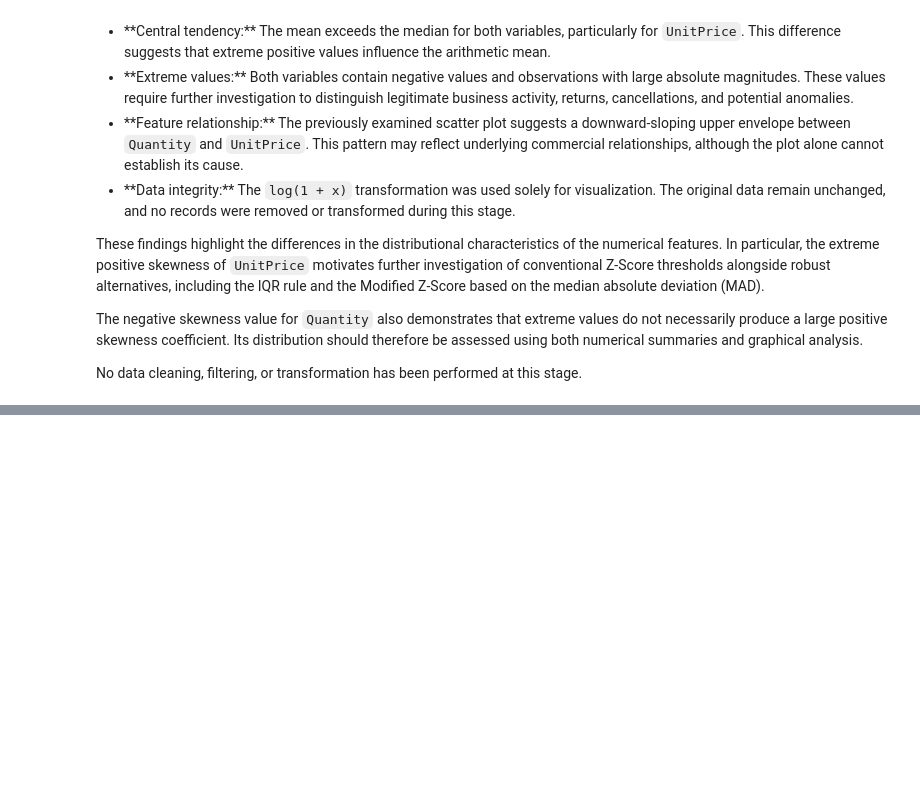
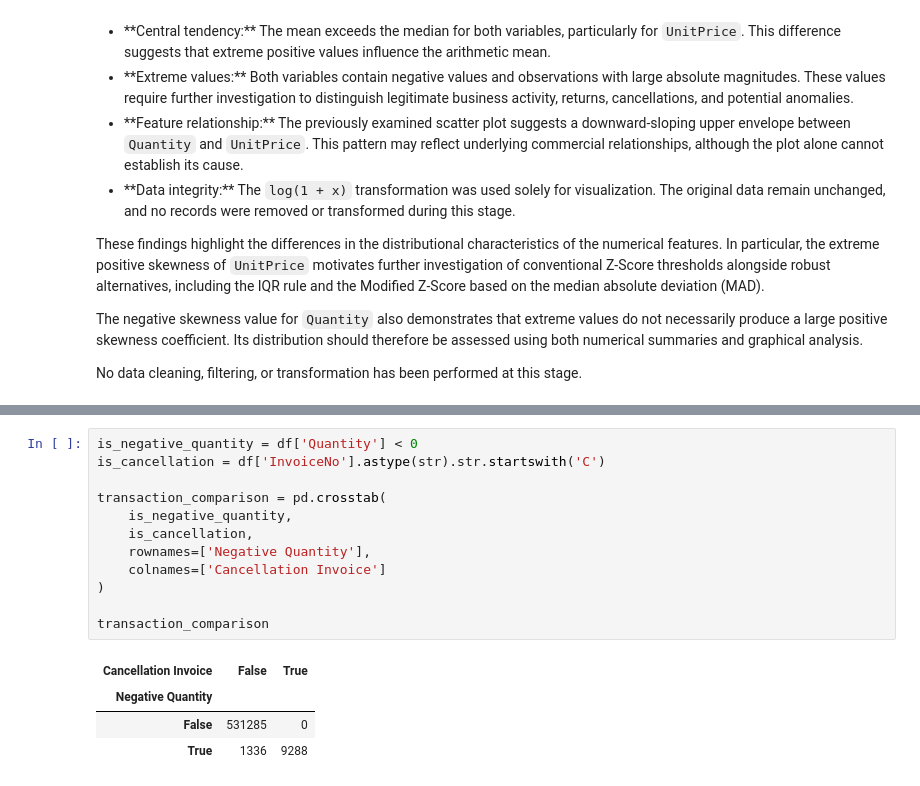
Before and after one commit to Mohamadzf23/unsupervised-anomaly-detection-study, a Jupyter notebook: notebooks/anomaly_detection_study.ipynb, the cells around one changed output, grey strips where cells are left out. Drawn from its saved outputs; the diff is of its cells as text; blank space fills up the shorter version.

```diff
--- a/notebooks/anomaly_detection_study.ipynb
+++ b/notebooks/anomaly_detection_study.ipynb
@@ -852,0 +980,17 @@ No data cleaning, filtering, or transformation has been performed at this stage.
+# %%
+is_negative_quantity = df['Quantity'] < 0
+is_cancellation = df['InvoiceNo'].astype(str).str.startswith('C')
+
+transaction_comparison = pd.crosstab(
+    is_negative_quantity,
+    is_cancellation,
+    rownames=['Negative Quantity'],
+    colnames=['Cancellation Invoice']
+)
+
+transaction_comparison
+# %% [output]
+| Cancellation Invoice | False | True |
+| Negative Quantity |  |  |
+| False | 531285 | 0 |
+| True | 1336 | 9288 |
```
Also changed, not shown: parts of 10 cells of this notebook.
